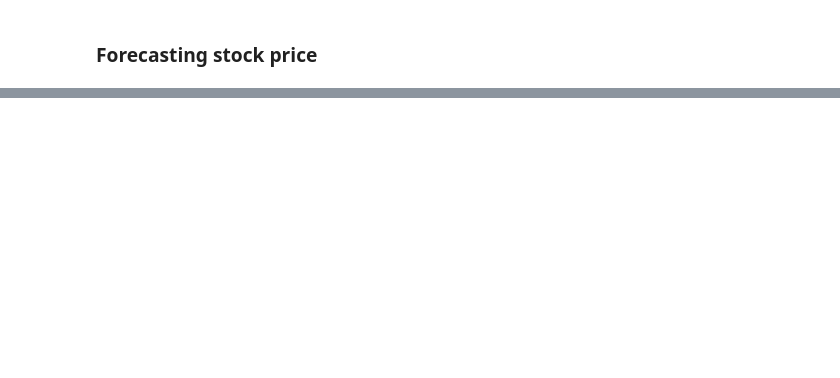
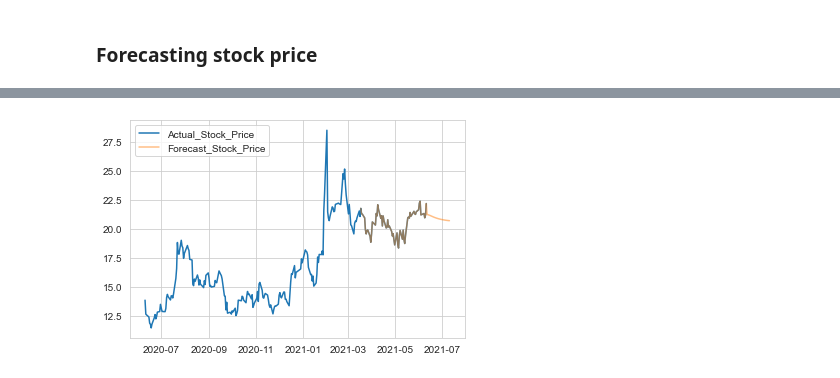
Before and after one commit to lgpatruyo/Stock_Price_Prediction, a Jupyter notebook: Stock_Prediction.ipynb, the cells around one changed output, grey strips where cells are left out. Saved outputs shown, nothing was run; the diff lists cells and outputs as text; code cells hidden in the pictures; blank space fills up the shorter version.

```diff
--- a/Stock_Prediction.ipynb
+++ b/Stock_Prediction.ipynb
@@ -400,0 +367,46 @@ datetime.datetime(2021, 6, 12, 0, 0)
+# %%
+def forecast(data, forecasting_days = 60):
+
+
+    # This is the number of days into the future I want to predict stock price
+    forecast_days = forecasting_days
+
+    # I need last 60 days of actual price data
+    data_price = np.array(data[-60:]['Adj Close'])
+    data_price_reshaped = data_price.reshape(-1,1)
+
+    # This list includes the dates of the last 60 stock prices. The following day will be added for every new price prediction.
+    forecast_dates = list(data[-60:].index.date)
+
+    for i in range(forecast_days):
+
+        # Normalizing (scaling) the data
+        X_forecast = sc.fit_transform(data_price_reshaped)
+
+        # Need to reshape the X_forecast data to an array (1, 60)
+        y_forecast = predict(X_forecast.reshape(1,-1), regressor)
+        # y_forecast is the actual price (not scaled)
+
+
+
+        # Adding the last forecasted value to the original price array
+        data_price = np.append(data_price, y_forecast)
+        # Selecting the last 60 values which include the latest forecasted price
+        data_price_reshaped = data_price[-60:].reshape(-1,1)
+
+        # Date generation
+        new_day = forecast_dates[-1] + timedelta(days=+1)
+        forecast_dates.append(new_day)
+
+    # Creating a dataframe with the forecast data and corresponding dates
+    # Not all forecasted dates correspond to trading dates as weekend/holidays were not excluded during Date Generation above
+    forecast_data = pd.DataFrame(data_price, index = forecast_dates, columns = ['Forecast Stock Price'])
+
+    #plotting
+    plt.plot(data['Adj Close'])
+    plt.plot(forecast_data['Forecast Stock Price'], alpha = 0.5)
+    plt.legend(['Actual_Stock_Price', 'Forecast_Stock_Price'], loc='upper left' )
+# %%
+forecast(data, forecasting_days = 30)
+# %% [output]
+[figure, added]
```
Also changed, not shown: parts of 29 cells of this notebook.
